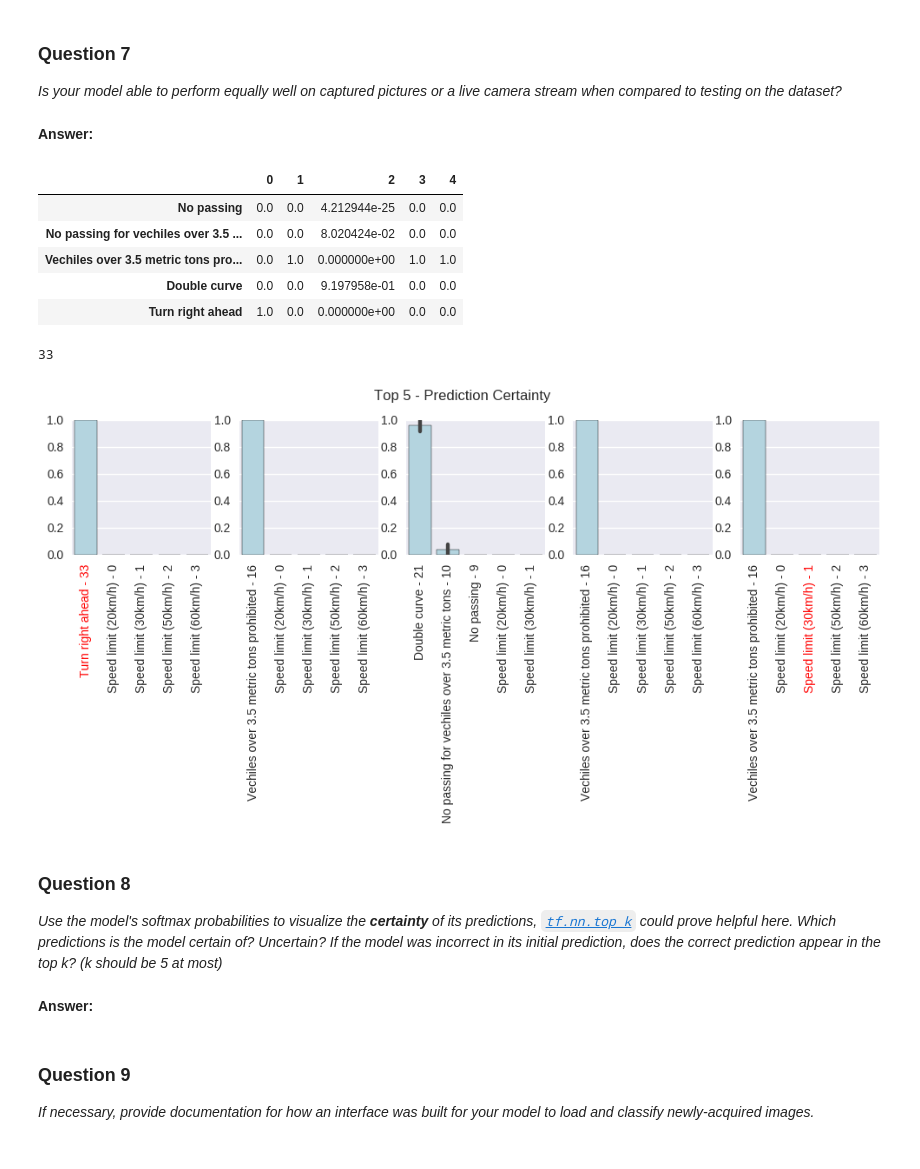
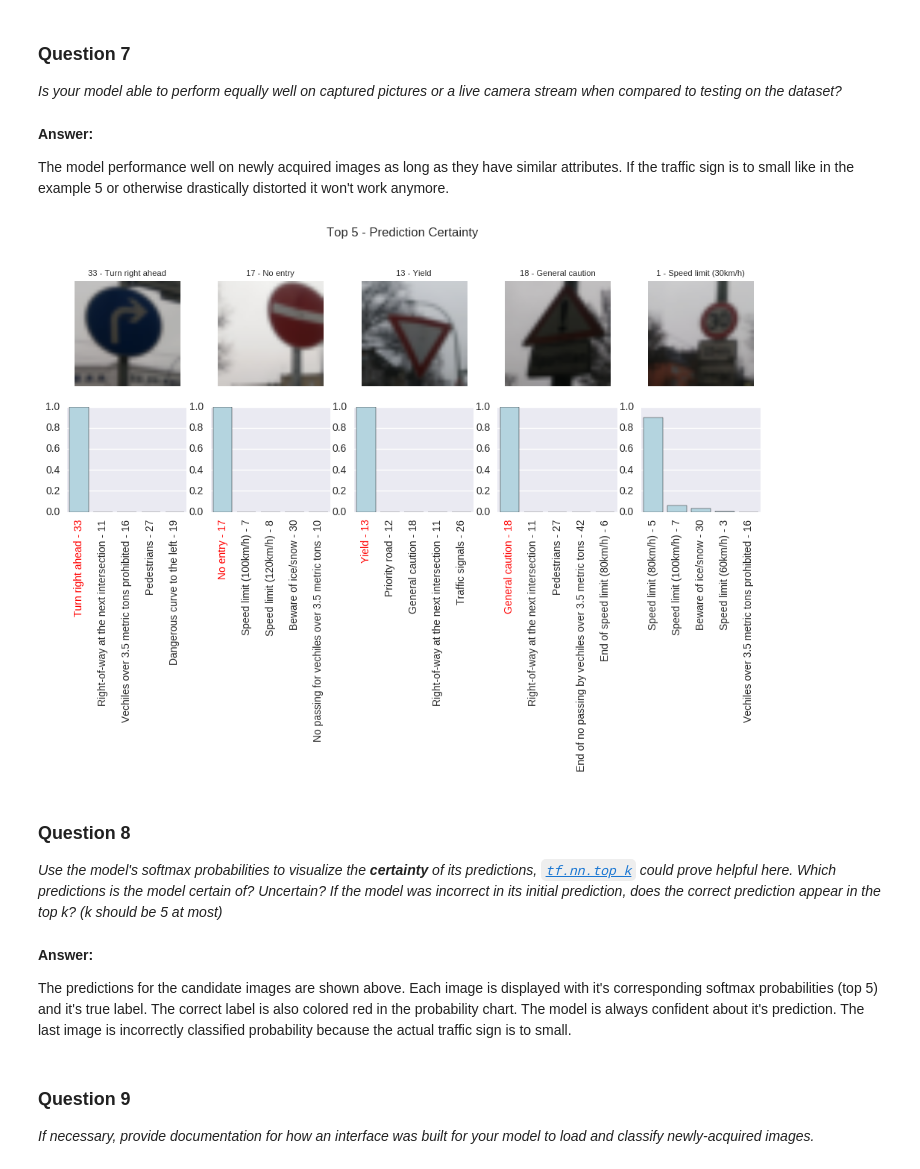
Before and after one commit to pkern90/traffic-signs, a Jupyter notebook: Traffic_Signs_Recognition.ipynb, the cells around one changed output. Saved outputs shown, nothing was run; the diff lists cells and outputs as text; code cells hidden in the pictures.

```diff
--- a/Traffic_Signs_Recognition.ipynb
+++ b/Traffic_Signs_Recognition.ipynb
@@ -226,5 +234,5 @@ X_train, X_val, y_train, y_val = train_test_split(X_train,
                                                   random_state=SEED)
 # %%
 #Add Augumented data to the training set
-X_train, y_train = add_augumented_data(X_train, y_train, 4)
+X_train, y_train = add_augumented_data(X_train, y_train, N_TRANSFORMS)
 # %%
@@ -490,6 +556,14 @@ def init_performance_plot(labels, colors):
     ax.legend(loc=5)
 
     return (fig, ax)
+
+def get_batch(batch_i, X, y):
+    batch_start = batch_i*BATCH_SIZE
+    batch_end = min([batch_start + BATCH_SIZE, len(X)])
+    batch_features = X[batch_start:batch_end]
+    batch_labels = y[batch_start:batch_end]
+
+    return batch_features, batch_labels
 
 def get_sample(x, y, sample_size):
     sample_size = min(x.shape[0], sample_size)
@@ -631,18 +740,14 @@ with tf.Graph().as_default():
     loss = get_loss(logits, labels)
     accuracy = get_accuracy(logits, labels_cls)
     with tf.Session() as session:
-
         saver = tf.train.Saver(tf.all_variables())
         ckpt = tf.train.latest_checkpoint(TRAIN_DIR)
-        saver.restore(session, ckpt)
+        saver.restore(session, ckpt, )
 
         pred_bar = tqdm_notebook(range(batch_count), desc='Making predictions', unit='batches')
 
         for batch_i in pred_bar:
-            batch_start = batch_i*BATCH_SIZE
-            batch_end = min(batch_i + BATCH_SIZE, y_test.shape[0])
-            batch_features = X_test[batch_start:batch_start + BATCH_SIZE]
-            batch_labels = y_test[batch_start:batch_start + BATCH_SIZE]
+            batch_features, batch_labels = get_batch(batch_i, X_test, y_test)
             feed_dict={features: batch_features,
                        labels: batch_labels,
                        keep_prop:1.,
@@ -740,5 +862,6 @@ _Choose five candidate images of traffic signs and provide them in the report. A
 # %%
 y_new, y_cls = one_hot_encoding(y_new, lb)
+x_new = normalize(x_new)
 # %%
 with tf.Graph().as_default():
     with tf.name_scope("variables"):
@@ -771,43 +894,39 @@ New Images Accuracy: 0.2
 ### Question 7
 
 _Is your model able to perform equally well on captured pictures or a live camera stream when compared to testing on the dataset?_
-# %% [markdown]
-**Answer:**
+# %% [markdown]
+**Answer:**
+
+The model performance well on newly acquired images as long as they have similar attributes. If the traffic sign is to small like in the example 5 or otherwise drastically distorted it won't work anymore.
 # %%
 import pandas as pd
-# %%
-pred = pd.DataFrame(softmax_prop, columns=signnames).T
-pred[(pred.T != 0).any()]
-# %% [output]
-|  | 0 | 1 | 2 | 3 | 4 |
-| No passing | 0.0 | 0.0 | 4.212944e-25 | 0.0 | 0.0 |
-| No passing for vechiles over 3.5 ... | 0.0 | 0.0 | 8.020424e-02 | 0.0 | 0.0 |
-| Vechiles over 3.5 metric tons pro... | 0.0 | 1.0 | 0.000000e+00 | 1.0 | 1.0 |
-| Double curve | 0.0 | 0.0 | 9.197958e-01 | 0.0 | 0.0 |
-| Turn right ahead | 1.0 | 0.0 | 0.000000e+00 | 0.0 | 0.0 |
-# %%
-top_5.indices[0][0]
-# %% [output]
-33
 # %%
-f, axarr = plt.subplots(1, 5, figsize=(12, 2))
+f, axarr = plt.subplots(2, 5, figsize=(12, 4))
 f.suptitle('Top 5 - Prediction Certainty', fontsize=12, y=1.08)
 
-for i, ax in enumerate(axarr):
-    data = pd.DataFrame([top_5.values[i],rounded])
-    sns.barplot(data=data, ax=ax, color='lightblue')
+for i, ax in enumerate(axarr[0]):
+    ax.imshow(x_new[i])
+    ax.set_title('%s - %s' % (y_cls[i], signnames[y_cls[i]]), fontsize=8)
+    ax.axis('off')
+
+for i, ax in enumerate(axarr[1]):
+    data = pd.DataFrame([top_5.values[i]])
+    ax.set_ylim([0, 1.0])
+    sns.barplot(data=data, ax=ax, color='lightblue', ci=None)
 
     _ = ax.set_xticklabels(['%s - %s'% (signnames[j], j) for j in top_5.indices[i]], rotation=90)
 
     [tick.set_color("red") for j, tick in enumerate(ax.get_xticklabels()) if top_5.indices[i][j] == y_cls[i]]
 # %% [output]
-[figure, old version]
+[figure, new version]
 # %% [markdown]
 ### Question 8
 
 *Use the model's softmax probabilities to visualize the **certainty** of its predictions, [`tf.nn.top_k`](https://www.tensorflow.org/versions/r0.11/api_docs/python/nn.html#top_k) could prove helpful here. Which predictions is the model certain of? Uncertain? If the model was incorrect in its initial prediction, does the correct prediction appear in the top k? (k should be 5 at most)*
-# %% [markdown]
-**Answer:**
+# %% [markdown]
+**Answer:**
+
+The predictions for the candidate images are shown above. Each image is displayed with it's corresponding softmax probabilities (top 5) and it's true label. The correct label is also colored red in the probability chart. The model is always confident about it's prediction. The last image is incorrectly classified probability because the actual traffic sign is to small.
 # %% [markdown]
 ### Question 9
 _If necessary, provide documentation for how an interface was built for your model to load and classify newly-acquired images._
```
Also changed, not shown: parts of 29 cells of this notebook, 1 other file.
